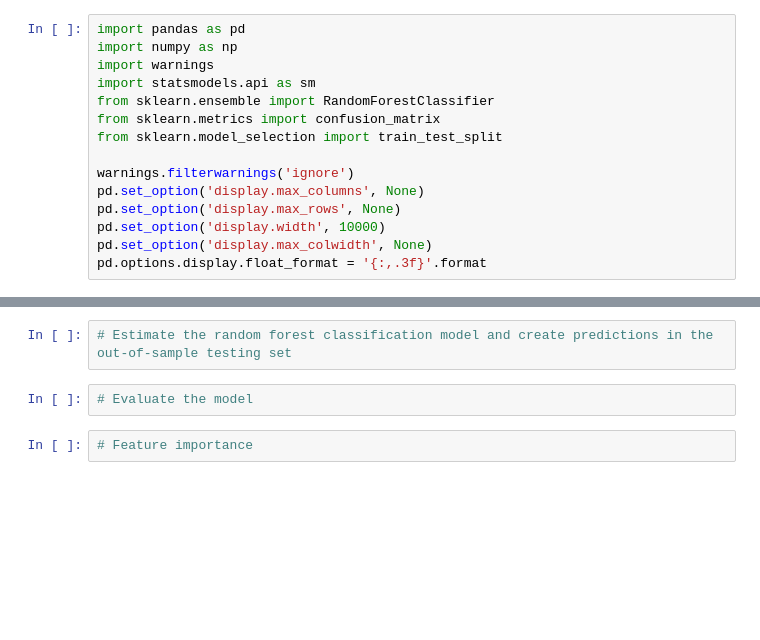
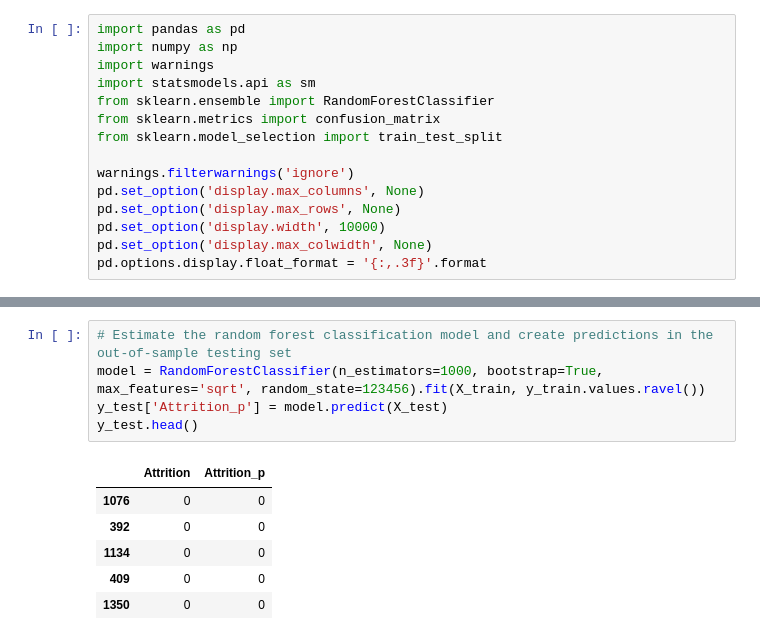
Before and after one commit to wiskim/study_books, a Jupyter notebook: 05_Programing_and_Data/Week_09/MFIN290_Random_Forest_Classification_Exercise.ipynb, the cells around one changed output, grey strips where cells are left out. Cells and saved outputs as stored; diff of their text form; blank space fills up the shorter version.

```diff
--- a/05_Programing_and_Data/Week_09/MFIN290_Random_Forest_Classification_Exercise.ipynb
+++ b/05_Programing_and_Data/Week_09/MFIN290_Random_Forest_Classification_Exercise.ipynb
@@ -91,6 +126,12 @@ print(indep_vars)
 # %%
 # Estimate the random forest classification model and create predictions in the out-of-sample testing set
+model = RandomForestClassifier(n_estimators=1000, bootstrap=True, max_features='sqrt', random_state=123456).fit(X_train, y_train.values.ravel())
+y_test['Attrition_p'] = model.predict(X_test)
+y_test.head()
+# %% [output]
+|  | Attrition | Attrition_p |
+| 1076 | 0 | 0 |
+| 392 | 0 | 0 |
+| 1134 | 0 | 0 |
+| 409 | 0 | 0 |
+| 1350 | 0 | 0 |
-# %%
-# Evaluate the model
-# %%
-# Feature importance
```
Also changed, not shown: parts of 5 cells of this notebook.
